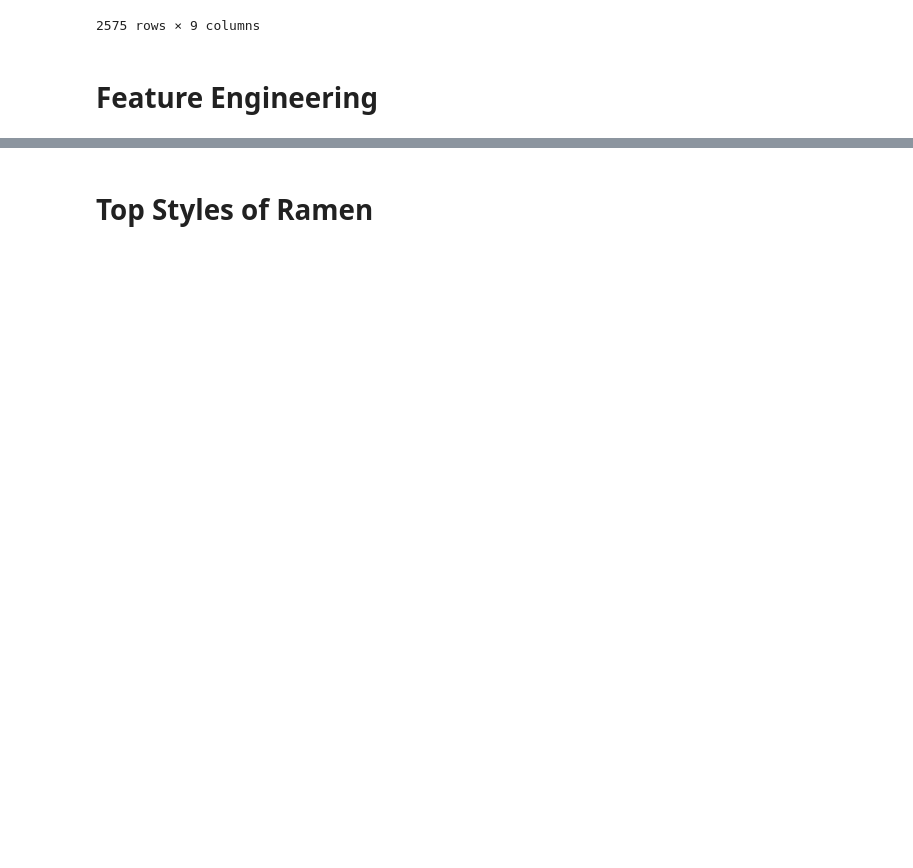
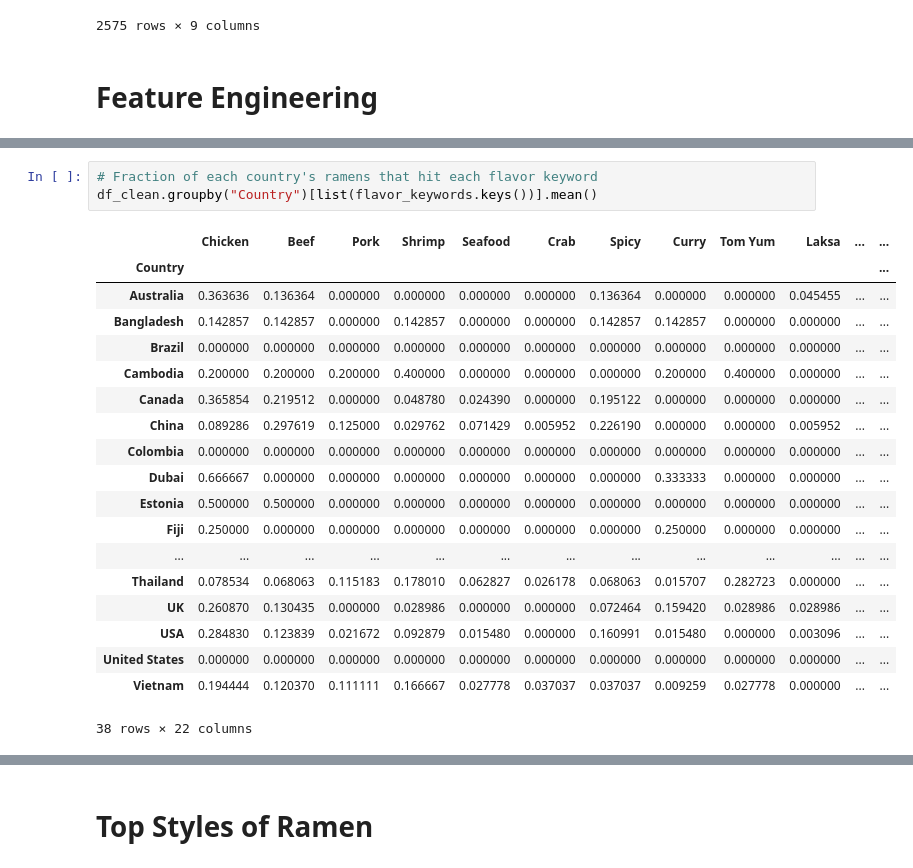
Before and after one commit to Madlenate/Ramen_Analysis_which_country_has_the_best_ramen-, a Jupyter notebook: Data_analysis.ipynb, the cells around one changed output, grey strips where cells are left out. Saved outputs shown, nothing was run; the diff lists cells and outputs as text; blank space fills up the shorter version.

```diff
--- a/Data_analysis.ipynb
+++ b/Data_analysis.ipynb
@@ -110,0 +159,23 @@ TypeError: 'DataFrame' object is not callable
+# %%
+# Fraction of each country's ramens that hit each flavor keyword
+df_clean.groupby("Country")[list(flavor_keywords.keys())].mean()
+# %% [output]
+|  | Chicken | Beef | Pork | Shrimp | Seafood | Crab | Spicy | Curry | Tom Yum | Laksa | ... | ... |
+| Country |  |  |  |  |  |  |  |  |  |  |  | ... |
+| Australia | 0.363636 | 0.136364 | 0.000000 | 0.000000 | 0.000000 | 0.000000 | 0.136364 | 0.000000 | 0.000000 | 0.045455 | ... | ... |
+| Bangladesh | 0.142857 | 0.142857 | 0.000000 | 0.142857 | 0.000000 | 0.000000 | 0.142857 | 0.142857 | 0.000000 | 0.000000 | ... | ... |
+| Brazil | 0.000000 | 0.000000 | 0.000000 | 0.000000 | 0.000000 | 0.000000 | 0.000000 | 0.000000 | 0.000000 | 0.000000 | ... | ... |
+| Cambodia | 0.200000 | 0.200000 | 0.200000 | 0.400000 | 0.000000 | 0.000000 | 0.000000 | 0.200000 | 0.400000 | 0.000000 | ... | ... |
+| Canada | 0.365854 | 0.219512 | 0.000000 | 0.048780 | 0.024390 | 0.000000 | 0.195122 | 0.000000 | 0.000000 | 0.000000 | ... | ... |
+| China | 0.089286 | 0.297619 | 0.125000 | 0.029762 | 0.071429 | 0.005952 | 0.226190 | 0.000000 | 0.000000 | 0.005952 | ... | ... |
+| Colombia | 0.000000 | 0.000000 | 0.000000 | 0.000000 | 0.000000 | 0.000000 | 0.000000 | 0.000000 | 0.000000 | 0.000000 | ... | ... |
+| Dubai | 0.666667 | 0.000000 | 0.000000 | 0.000000 | 0.000000 | 0.000000 | 0.000000 | 0.333333 | 0.000000 | 0.000000 | ... | ... |
+| Estonia | 0.500000 | 0.500000 | 0.000000 | 0.000000 | 0.000000 | 0.000000 | 0.000000 | 0.000000 | 0.000000 | 0.000000 | ... | ... |
+| Fiji | 0.250000 | 0.000000 | 0.000000 | 0.000000 | 0.000000 | 0.000000 | 0.000000 | 0.250000 | 0.000000 | 0.000000 | ... | ... |
+| ... | ... | ... | ... | ... | ... | ... | ... | ... | ... | ... | ... | ... |
+| Thailand | 0.078534 | 0.068063 | 0.115183 | 0.178010 | 0.062827 | 0.026178 | 0.068063 | 0.015707 | 0.282723 | 0.000000 | ... | ... |
+| UK | 0.260870 | 0.130435 | 0.000000 | 0.028986 | 0.000000 | 0.000000 | 0.072464 | 0.159420 | 0.028986 | 0.028986 | ... | ... |
+| USA | 0.284830 | 0.123839 | 0.021672 | 0.092879 | 0.015480 | 0.000000 | 0.160991 | 0.015480 | 0.000000 | 0.003096 | ... | ... |
+| United States | 0.000000 | 0.000000 | 0.000000 | 0.000000 | 0.000000 | 0.000000 | 0.000000 | 0.000000 | 0.000000 | 0.000000 | ... | ... |
+| Vietnam | 0.194444 | 0.120370 | 0.111111 | 0.166667 | 0.027778 | 0.037037 | 0.037037 | 0.009259 | 0.027778 | 0.000000 | ... | ... |
+38 rows × 22 columns
```
Also changed, not shown: parts of 14 cells of this notebook.
